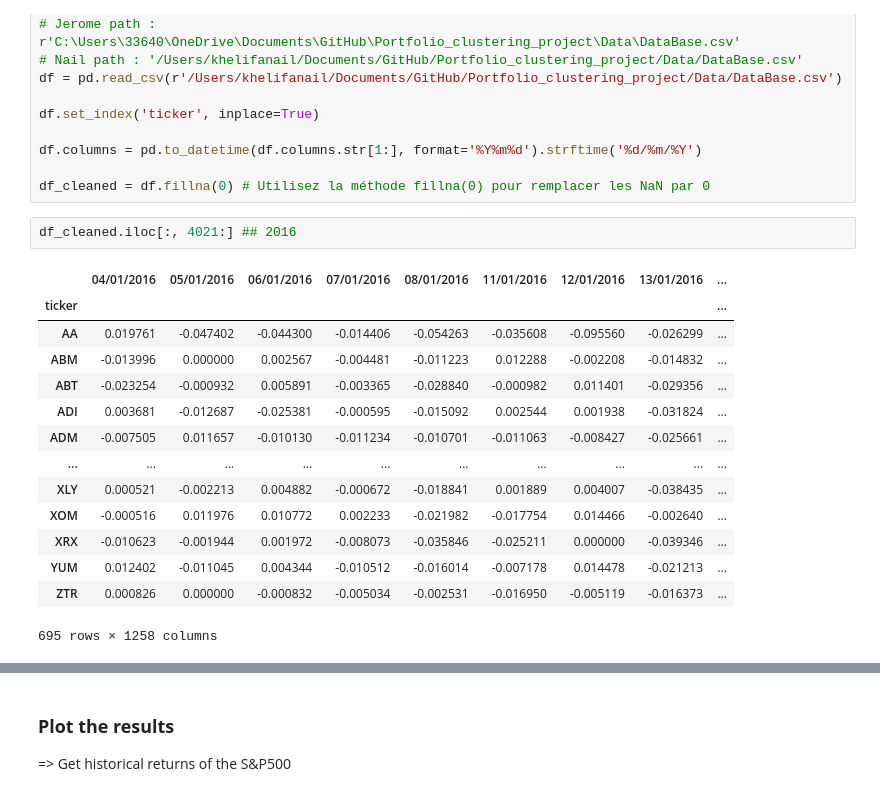
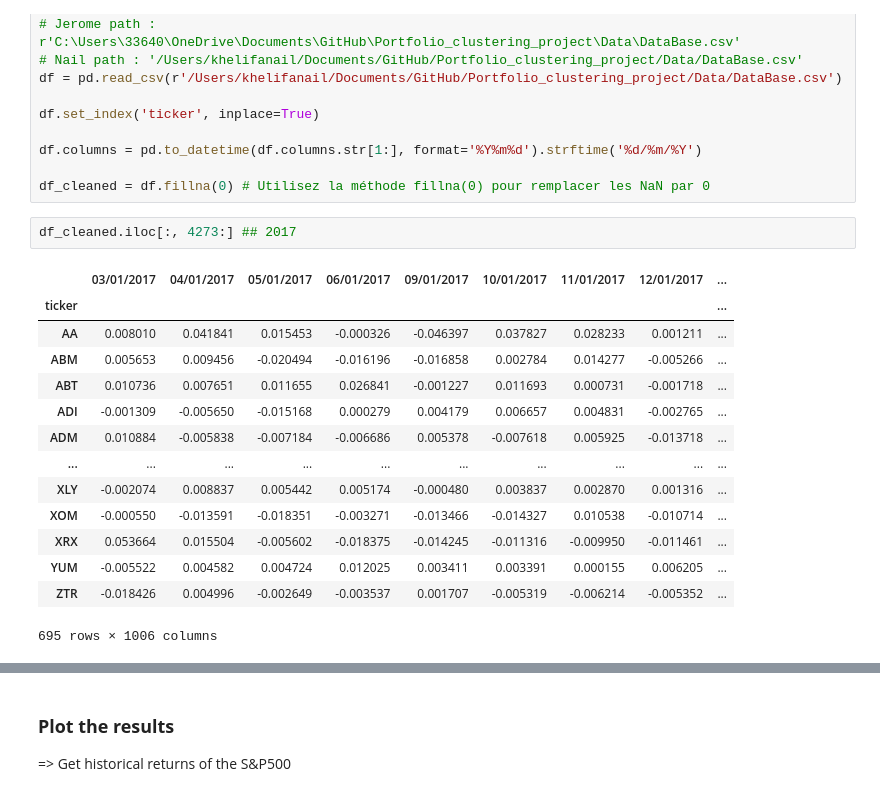
Before and after one commit to MohamedKeteb/Portfolio_clustering_project, a Jupyter notebook: Code/overall_perf.ipynb, the cells around one changed output, grey strips where cells are left out. Saved outputs shown, nothing was run; the diff lists cells and outputs as text.

```diff
--- a/Code/overall_perf.ipynb
+++ b/Code/overall_perf.ipynb
@@ -12,22 +12,22 @@ df.columns = pd.to_datetime(df.columns.str[1:], format='%Y%m%d').strftime('%d/%m
 
 df_cleaned = df.fillna(0) # Utilisez la méthode fillna(0) pour remplacer les NaN par 0
 # %%
-df_cleaned.iloc[:, 4021:] ## 2016
+df_cleaned.iloc[:, 4273:] ## 2017
 # %% [output]
-|  | 04/01/2016 | 05/01/2016 | 06/01/2016 | 07/01/2016 | 08/01/2016 | 11/01/2016 | 12/01/2016 | 13/01/2016 | ... |
+|  | 03/01/2017 | 04/01/2017 | 05/01/2017 | 06/01/2017 | 09/01/2017 | 10/01/2017 | 11/01/2017 | 12/01/2017 | ... |
 | ticker |  |  |  |  |  |  |  |  | ... |
-| AA | 0.019761 | -0.047402 | -0.044300 | -0.014406 | -0.054263 | -0.035608 | -0.095560 | -0.026299 | ... |
-| ABM | -0.013996 | 0.000000 | 0.002567 | -0.004481 | -0.011223 | 0.012288 | -0.002208 | -0.014832 | ... |
-| ABT | -0.023254 | -0.000932 | 0.005891 | -0.003365 | -0.028840 | -0.000982 | 0.011401 | -0.029356 | ... |
-| ADI | 0.003681 | -0.012687 | -0.025381 | -0.000595 | -0.015092 | 0.002544 | 0.001938 | -0.031824 | ... |
-| ADM | -0.007505 | 0.011657 | -0.010130 | -0.011234 | -0.010701 | -0.011063 | -0.008427 | -0.025661 | ... |
+| AA | 0.008010 | 0.041841 | 0.015453 | -0.000326 | -0.046397 | 0.037827 | 0.028233 | 0.001211 | ... |
+| ABM | 0.005653 | 0.009456 | -0.020494 | -0.016196 | -0.016858 | 0.002784 | 0.014277 | -0.005266 | ... |
+| ABT | 0.010736 | 0.007651 | 0.011655 | 0.026841 | -0.001227 | 0.011693 | 0.000731 | -0.001718 | ... |
+| ADI | -0.001309 | -0.005650 | -0.015168 | 0.000279 | 0.004179 | 0.006657 | 0.004831 | -0.002765 | ... |
+| ADM | 0.010884 | -0.005838 | -0.007184 | -0.006686 | 0.005378 | -0.007618 | 0.005925 | -0.013718 | ... |
 | ... | ... | ... | ... | ... | ... | ... | ... | ... | ... |
-| XLY | 0.000521 | -0.002213 | 0.004882 | -0.000672 | -0.018841 | 0.001889 | 0.004007 | -0.038435 | ... |
-| XOM | -0.000516 | 0.011976 | 0.010772 | 0.002233 | -0.021982 | -0.017754 | 0.014466 | -0.002640 | ... |
-| XRX | -0.010623 | -0.001944 | 0.001972 | -0.008073 | -0.035846 | -0.025211 | 0.000000 | -0.039346 | ... |
-| YUM | 0.012402 | -0.011045 | 0.004344 | -0.010512 | -0.016014 | -0.007178 | 0.014478 | -0.021213 | ... |
-| ZTR | 0.000826 | 0.000000 | -0.000832 | -0.005034 | -0.002531 | -0.016950 | -0.005119 | -0.016373 | ... |
+| XLY | -0.002074 | 0.008837 | 0.005442 | 0.005174 | -0.000480 | 0.003837 | 0.002870 | 0.001316 | ... |
+| XOM | -0.000550 | -0.013591 | -0.018351 | -0.003271 | -0.013466 | -0.014327 | 0.010538 | -0.010714 | ... |
+| XRX | 0.053664 | 0.015504 | -0.005602 | -0.018375 | -0.014245 | -0.011316 | -0.009950 | -0.011461 | ... |
+| YUM | -0.005522 | 0.004582 | 0.004724 | 0.012025 | 0.003411 | 0.003391 | 0.000155 | 0.006205 | ... |
+| ZTR | -0.018426 | 0.004996 | -0.002649 | -0.003537 | 0.001707 | -0.005319 | -0.006214 | -0.005352 | ... |
-695 rows × 1258 columns
+695 rows × 1006 columns
 # %%
 import warnings
 
```
Also changed, not shown: parts of 11 cells of this notebook, 12 other files.
